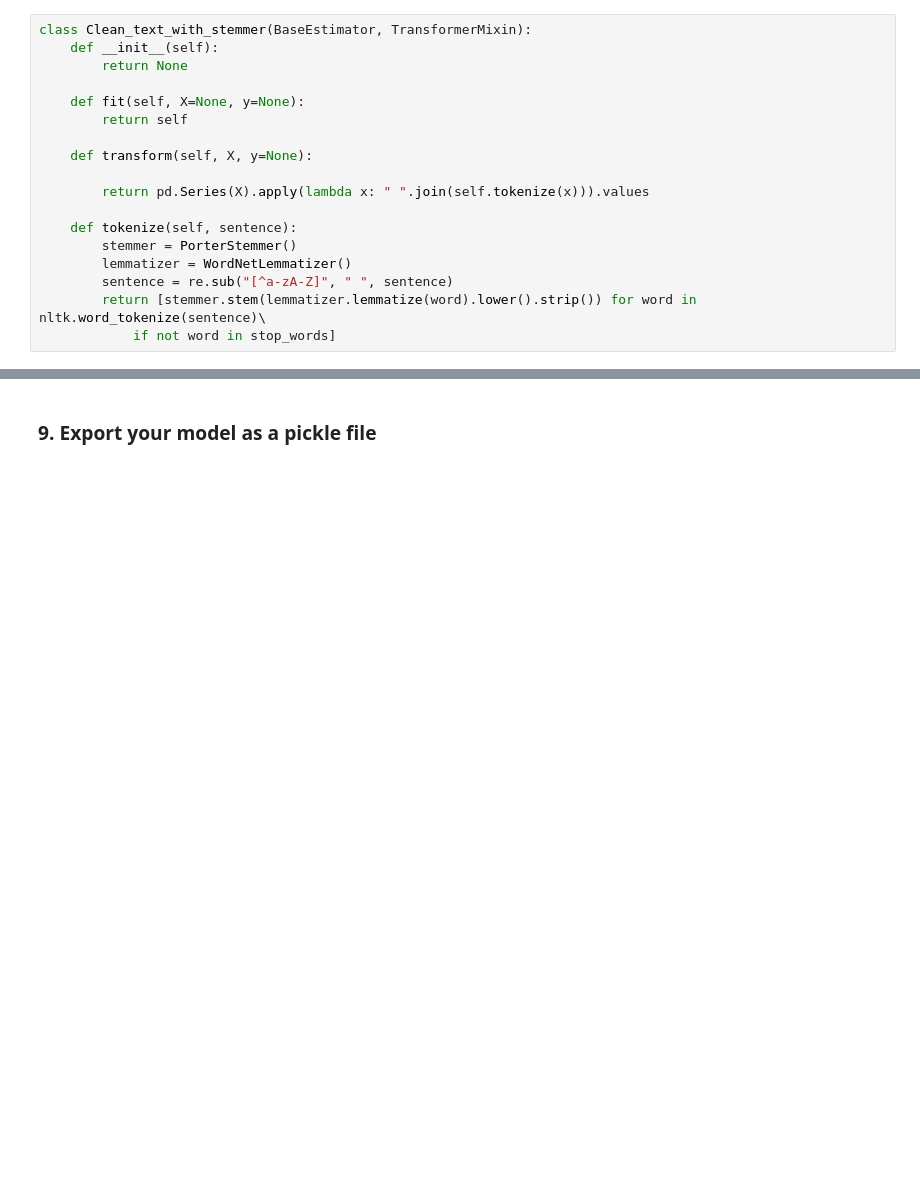
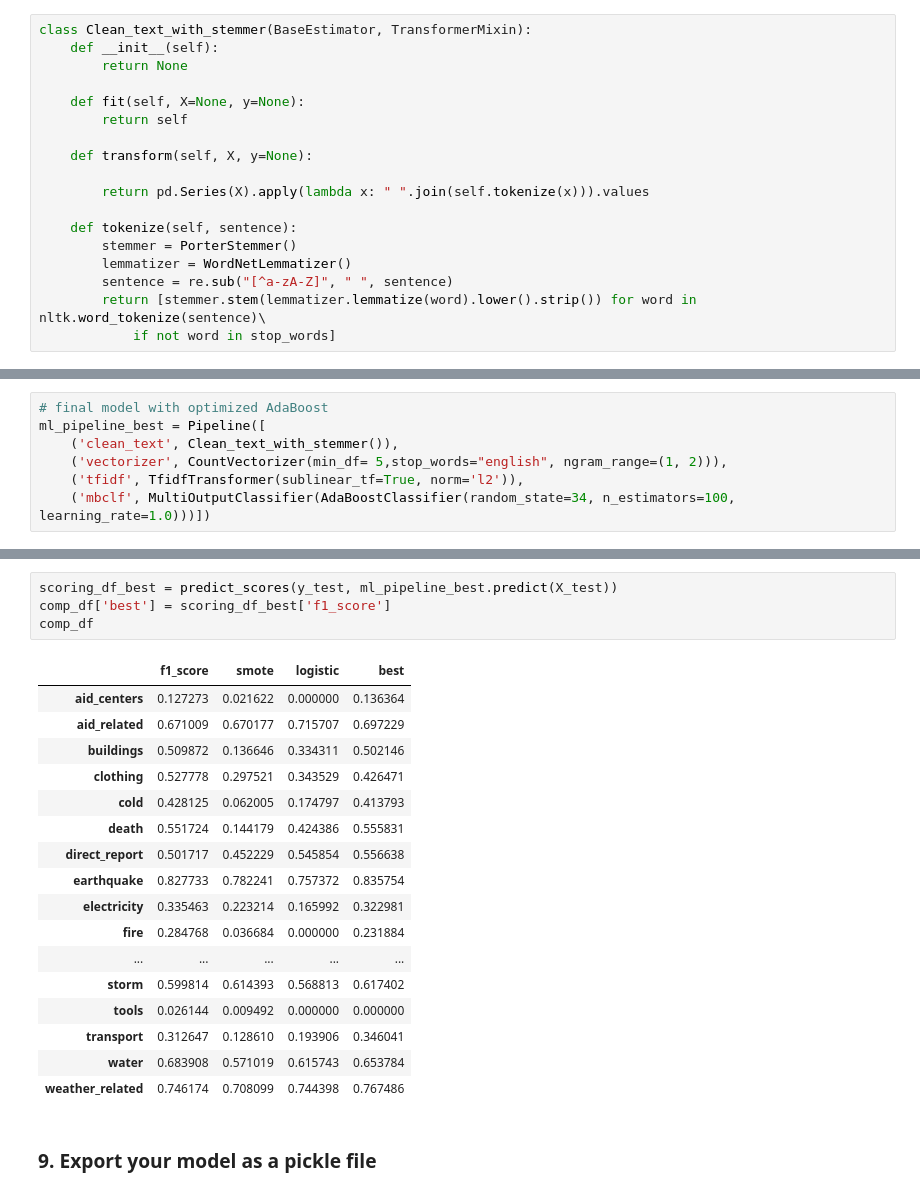
Before and after one commit to bvcmartins/disasterResponse, a Jupyter notebook: pipeline_ML.ipynb, the cells around one changed output, grey strips where cells are left out. Cells and saved outputs as stored; diff of their text form; blank space fills up the shorter version.

Commit message:
added final model with grid search parameters

```diff
--- a/pipeline_ML.ipynb
+++ b/pipeline_ML.ipynb
@@ -494,0 +499,7 @@ list_scores = [f1_score, accuracy_score, precision_score, recall_score]
+# %%
+# final model with optimized AdaBoost
+ml_pipeline_best = Pipeline([
+    ('clean_text', Clean_text_with_stemmer()),
+    ('vectorizer', CountVectorizer(min_df= 5,stop_words="english", ngram_range=(1, 2))),
+    ('tfidf', TfidfTransformer(sublinear_tf=True, norm='l2')),
+    ('mbclf', MultiOutputClassifier(AdaBoostClassifier(random_state=34, n_estimators=100, learning_rate=1.0)))])
@@ -495,3 +516,25 @@ list_scores = [f1_score, accuracy_score, precision_score, recall_score]
+# %%
+scoring_df_best = predict_scores(y_test, ml_pipeline_best.predict(X_test))
+comp_df['best'] = scoring_df_best['f1_score']
+comp_df
+# %% [output]
+|  | f1_score | smote | logistic | best |
+| aid_centers | 0.127273 | 0.021622 | 0.000000 | 0.136364 |
+| aid_related | 0.671009 | 0.670177 | 0.715707 | 0.697229 |
+| buildings | 0.509872 | 0.136646 | 0.334311 | 0.502146 |
+| clothing | 0.527778 | 0.297521 | 0.343529 | 0.426471 |
+| cold | 0.428125 | 0.062005 | 0.174797 | 0.413793 |
+| death | 0.551724 | 0.144179 | 0.424386 | 0.555831 |
+| direct_report | 0.501717 | 0.452229 | 0.545854 | 0.556638 |
+| earthquake | 0.827733 | 0.782241 | 0.757372 | 0.835754 |
+| electricity | 0.335463 | 0.223214 | 0.165992 | 0.322981 |
+| fire | 0.284768 | 0.036684 | 0.000000 | 0.231884 |
+| ... | ... | ... | ... | ... |
+| storm | 0.599814 | 0.614393 | 0.568813 | 0.617402 |
+| tools | 0.026144 | 0.009492 | 0.000000 | 0.000000 |
+| transport | 0.312647 | 0.128610 | 0.193906 | 0.346041 |
+| water | 0.683908 | 0.571019 | 0.615743 | 0.653784 |
+| weather_related | 0.746174 | 0.708099 | 0.744398 | 0.767486 |
 # %% [markdown]
 ### 9. Export your model as a pickle file
 # %%
```
Also changed, not shown: parts of 53 cells of this notebook, 1 other file.
